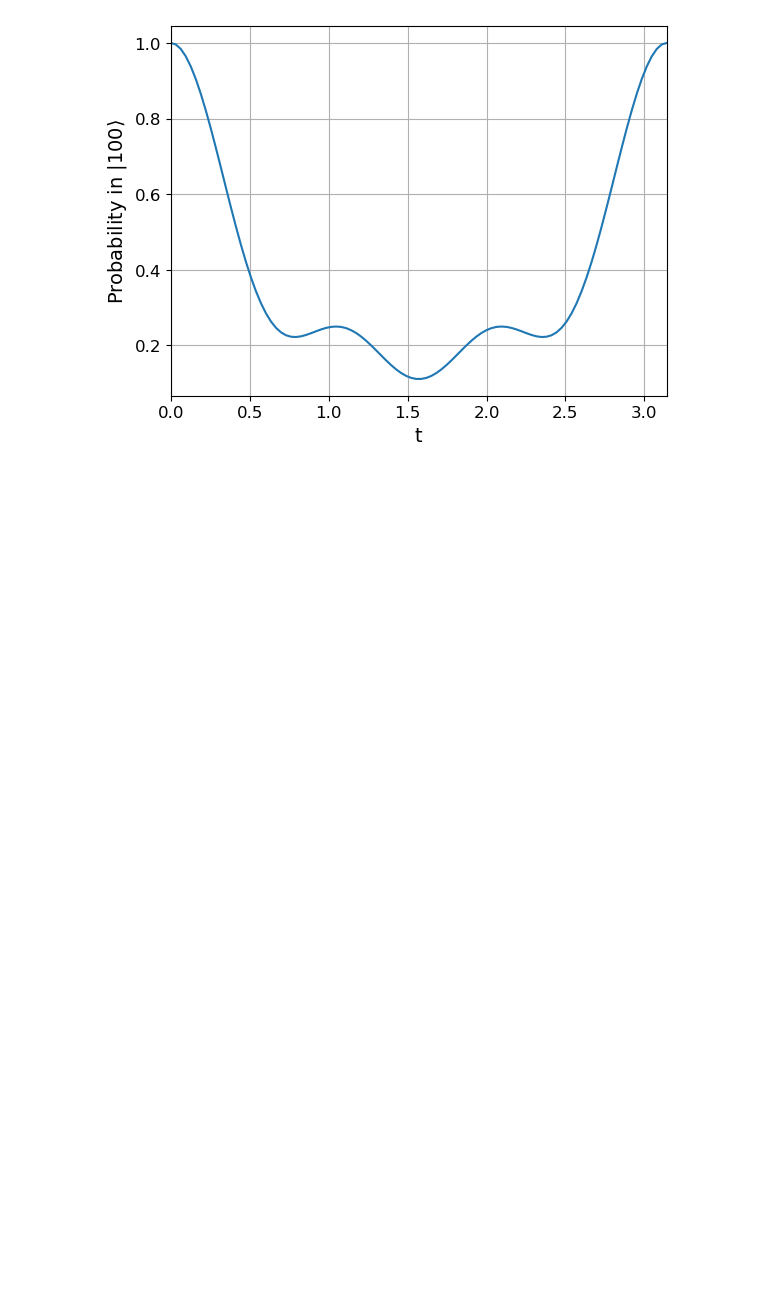
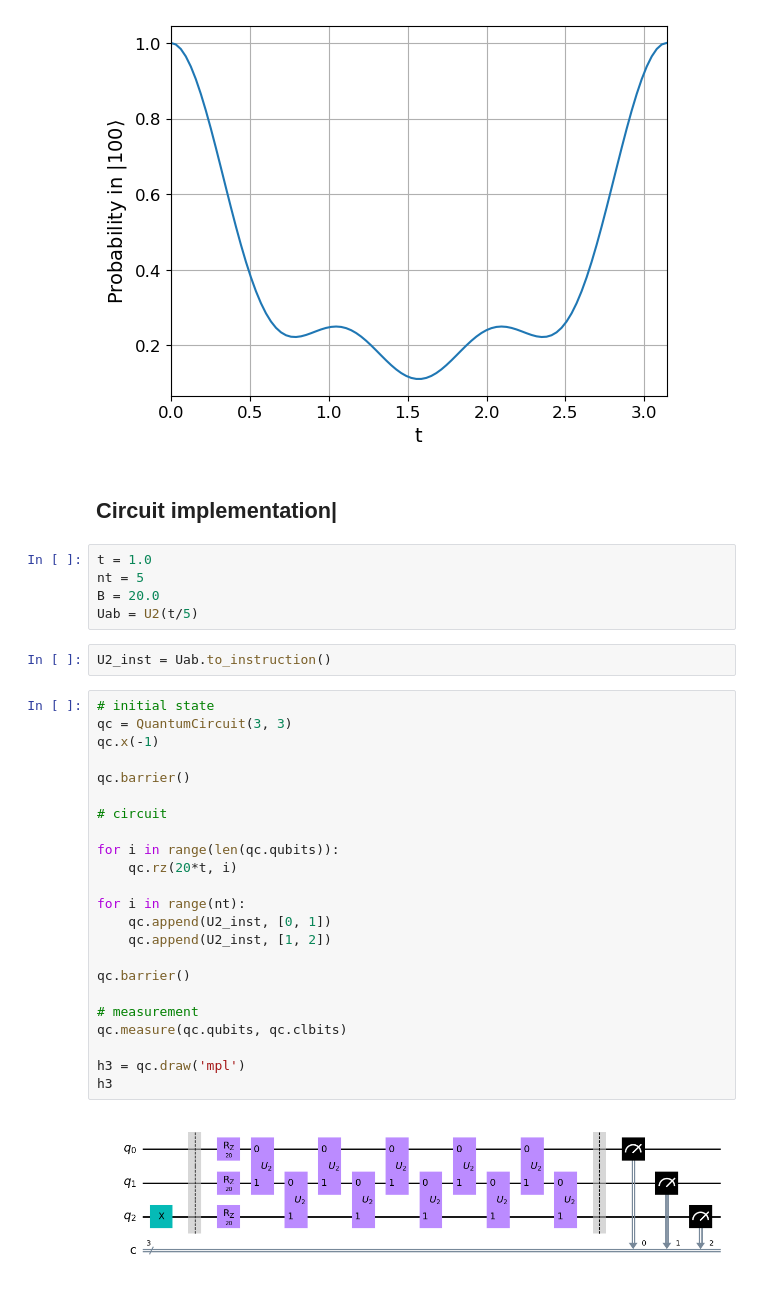
Before and after one commit to bin-wu-phys/QuantumSimulation, a Jupyter notebook: 02.Trotterization.1.x.ipynb, the cells around one changed output. Saved outputs shown, nothing was run; the diff lists cells and outputs as text; blank space fills up the shorter version.

```diff
--- a/02.Trotterization.1.x.ipynb
+++ b/02.Trotterization.1.x.ipynb
@@ -236,3 +236,37 @@ plt.ylabel(r"Probability in $|100\rangle$", fontsize=14)
 plt.tick_params(axis='both', which='major', labelsize=12)
 # %% [output]
 [figure]
+# %% [markdown]
+## Circuit implementation|
+# %%
+t = 1.0
+nt = 5
+B = 20.0
+Uab = U2(t/5)
+# %%
+U2_inst = Uab.to_instruction()
+# %%
+# initial state
+qc = QuantumCircuit(3, 3)
+qc.x(-1)
+
+qc.barrier()
+
+# circuit
+
+for i in range(len(qc.qubits)):
+    qc.rz(20*t, i)
+
+for i in range(nt):
+    qc.append(U2_inst, [0, 1])
+    qc.append(U2_inst, [1, 2])
+
+qc.barrier()
+
+# measurement
+qc.measure(qc.qubits, qc.clbits)
+
+h3 = qc.draw('mpl')
+h3
+# %% [output]
+[figure, added]
```
Also changed, not shown: parts of 7 cells of this notebook.
